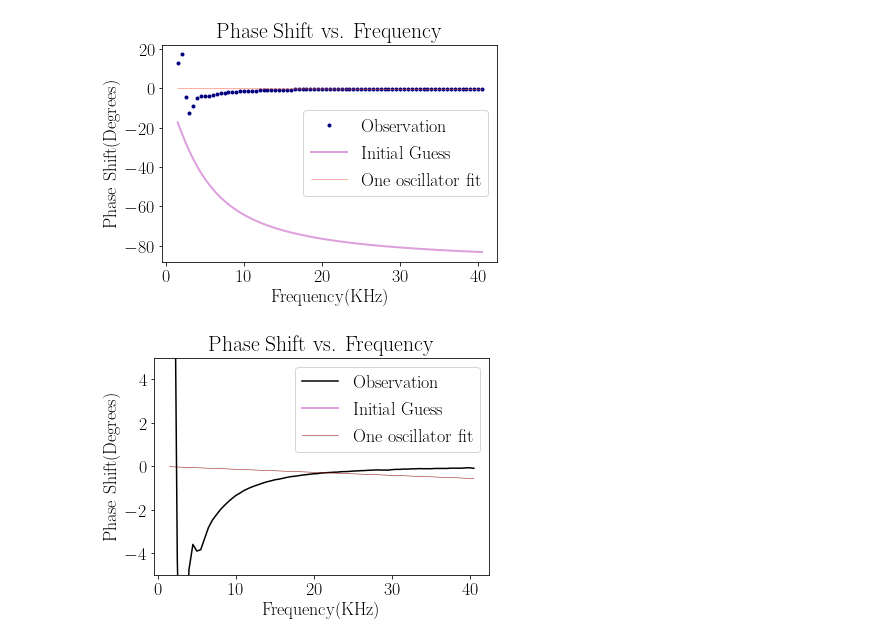
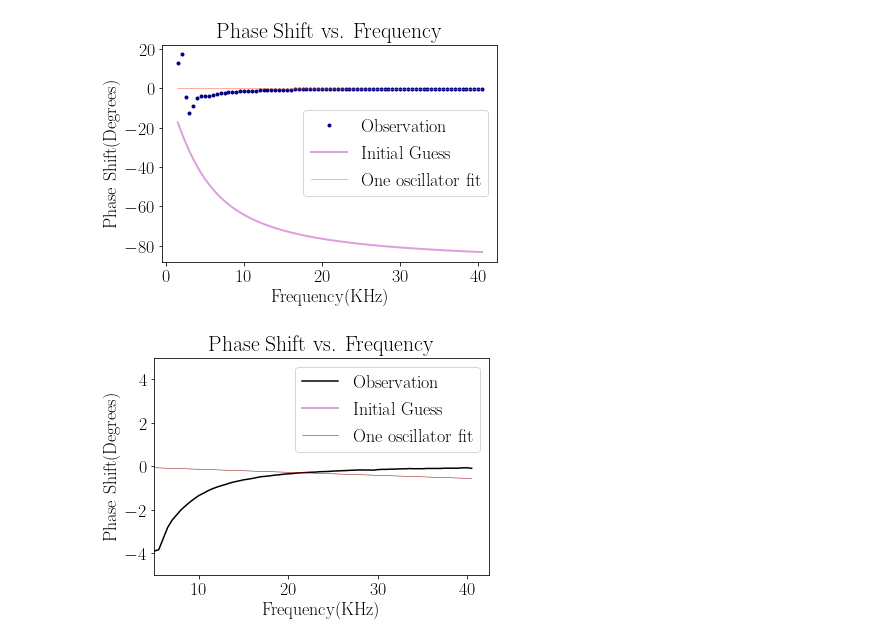
Before and after one commit to aaronkebede/PHY220, a Jupyter notebook: project-one/v2/Fitting Function.ipynb, the cells around one changed output. Drawn from its saved outputs; the diff is of its cells as text; code cells hidden in the pictures.

```diff
--- a/project-one/v2/Fitting Function.ipynb
+++ b/project-one/v2/Fitting Function.ipynb
@@ -154,15 +154,16 @@ plt.show()
 # %%
 # Do the same plot but zoomed in, to focus on the observation/ one oscillator fit
 
 plt.plot(lfp_frequency,lfp_phaseshift,'-', c="k",  label="Observation")
 plt.plot(lfp_frequency, ps_result.init_fit, '-', c="plum", label="Initial Guess", linewidth=2)
 plt.plot(lfa_frequency, ps_result.best_fit, '-', c="darkred", label="One oscillator fit", linewidth=0.5)
 plt.xlabel("Frequency(KHz)")
 plt.ylabel("Phase Shift(Degrees)")
 plt.ylim(-5,5)
+plt.xlim(5,)
 plt.title("Phase Shift vs. Frequency")
 plt.legend()
 plt.savefig("Images/Zoomed LP-Phase Shift Fit.pdf",bbox_inches='tight')
 plt.show()
 # %% [output]
-[figure, old version]
+[figure, new version]
```
